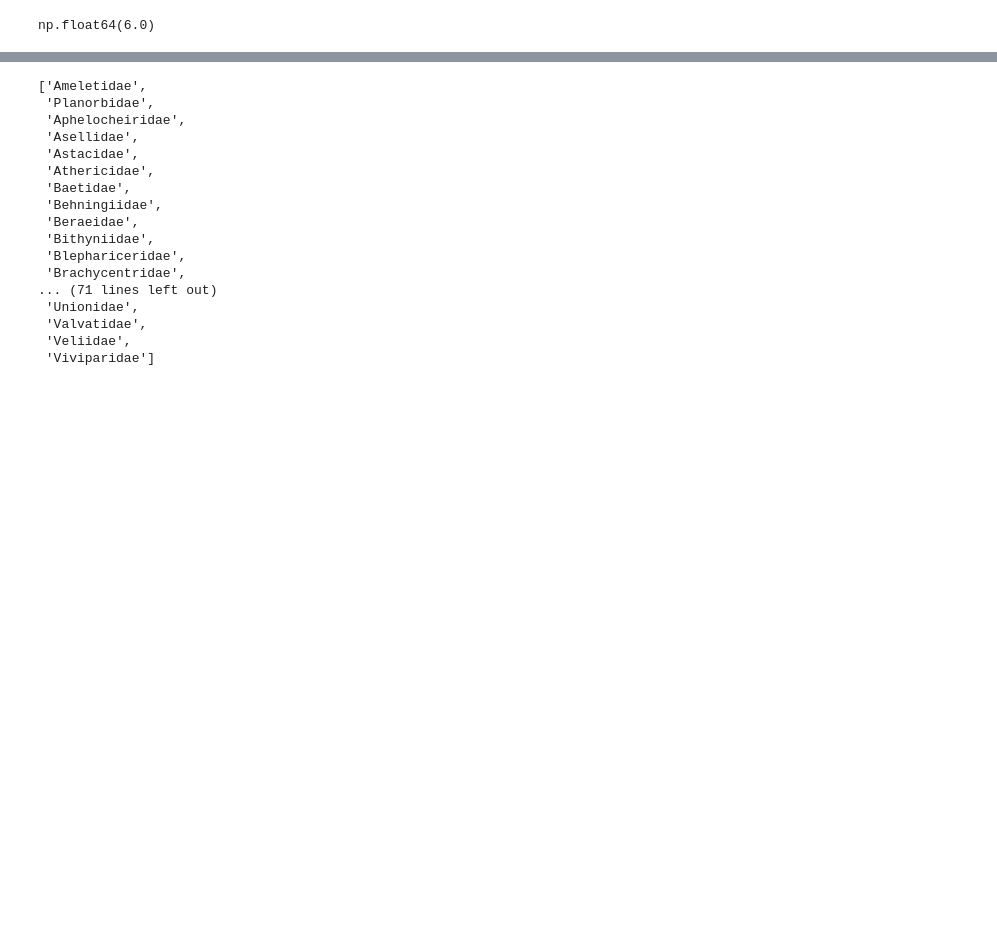
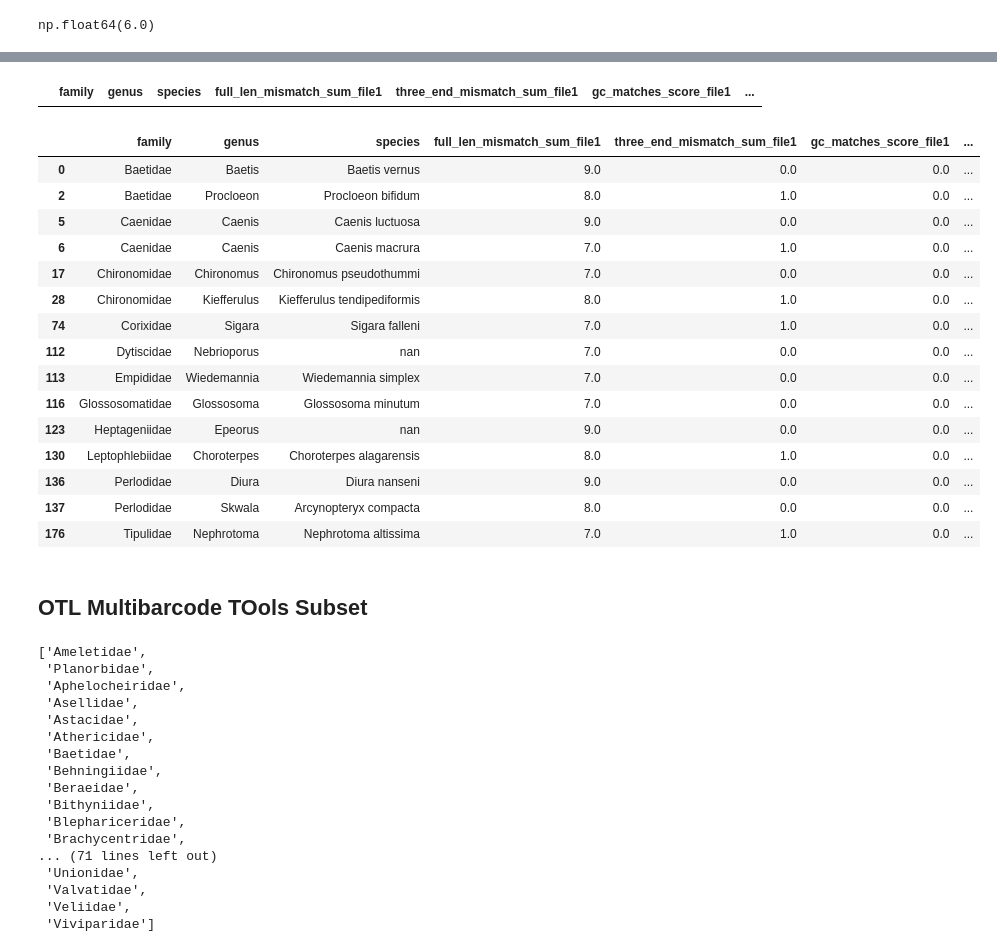
Before and after one commit to CIBIO-BU/mozaiko, a Jupyter notebook: draft.ipynb, the cells around one changed output, grey strips where cells are left out. Cells and saved outputs as stored; diff of their text form; code cells hidden in the pictures; blank space fills up the shorter version.

```diff
--- a/draft.ipynb
+++ b/draft.ipynb
@@ -1976,0 +2065,25 @@ Column 'full_len_mismatch_sum' not found in: /home/camilababo/Documents/coding-p
+# %%
+only_in_file2
+# %% [output]
+|  | family | genus | species | full_len_mismatch_sum_file1 | three_end_mismatch_sum_file1 | gc_matches_score_file1 | ... |
+# %%
+only_in_file1
+# %% [output]
+|  | family | genus | species | full_len_mismatch_sum_file1 | three_end_mismatch_sum_file1 | gc_matches_score_file1 | ... |
+| 0 | Baetidae | Baetis | Baetis vernus | 9.0 | 0.0 | 0.0 | ... |
+| 2 | Baetidae | Procloeon | Procloeon bifidum | 8.0 | 1.0 | 0.0 | ... |
+| 5 | Caenidae | Caenis | Caenis luctuosa | 9.0 | 0.0 | 0.0 | ... |
+| 6 | Caenidae | Caenis | Caenis macrura | 7.0 | 1.0 | 0.0 | ... |
+| 17 | Chironomidae | Chironomus | Chironomus pseudothummi | 7.0 | 0.0 | 0.0 | ... |
+| 28 | Chironomidae | Kiefferulus | Kiefferulus tendipediformis | 8.0 | 1.0 | 0.0 | ... |
+| 74 | Corixidae | Sigara | Sigara falleni | 7.0 | 1.0 | 0.0 | ... |
+| 112 | Dytiscidae | Nebrioporus | nan | 7.0 | 0.0 | 0.0 | ... |
+| 113 | Empididae | Wiedemannia | Wiedemannia simplex | 7.0 | 0.0 | 0.0 | ... |
+| 116 | Glossosomatidae | Glossosoma | Glossosoma minutum | 7.0 | 0.0 | 0.0 | ... |
+| 123 | Heptageniidae | Epeorus | nan | 9.0 | 0.0 | 0.0 | ... |
+| 130 | Leptophlebiidae | Choroterpes | Choroterpes alagarensis | 8.0 | 1.0 | 0.0 | ... |
+| 136 | Perlodidae | Diura | Diura nanseni | 9.0 | 0.0 | 0.0 | ... |
+| 137 | Perlodidae | Skwala | Arcynopteryx compacta | 8.0 | 0.0 | 0.0 | ... |
+| 176 | Tipulidae | Nephrotoma | Nephrotoma altissima | 7.0 | 1.0 | 0.0 | ... |
+# %% [markdown]
+## OTL Multibarcode TOols Subset
```
Also changed, not shown: parts of 54 cells of this notebook, 6 other files.
